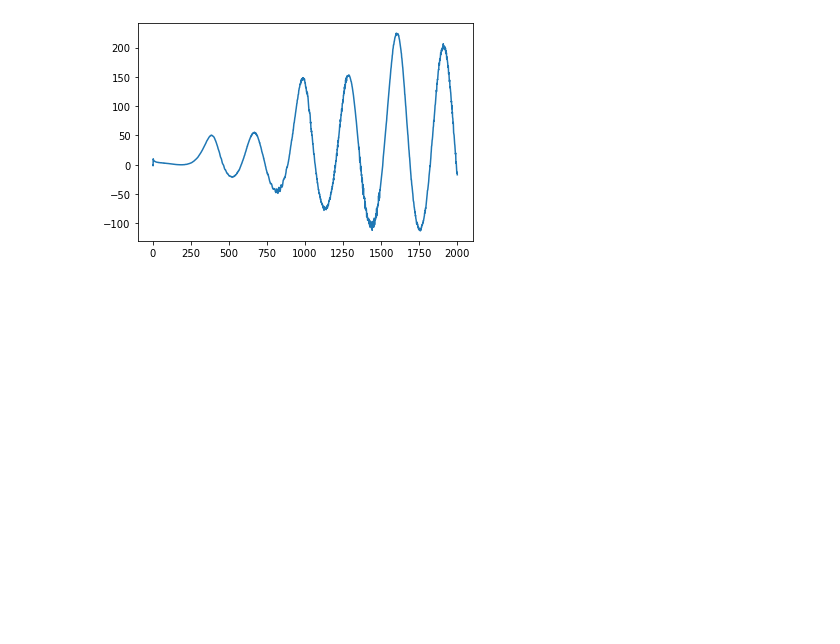
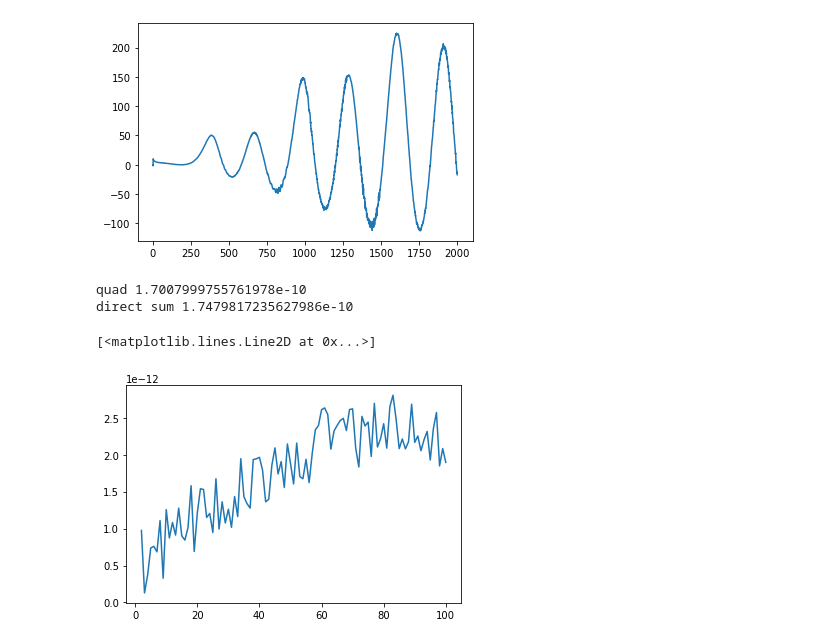
Before and after one commit to aleksandrbowkis/bispec_opt_est, a Jupyter notebook: N2_numerical/N2_tests.ipynb, the cells around one changed output. Drawn from its saved outputs; the diff is of its cells as text; code cells hidden in the pictures; blank space fills up the shorter version.

```diff
--- a/N2_numerical/N2_tests.ipynb
+++ b/N2_numerical/N2_tests.ipynb
@@ -101,3 +121,38 @@ plt.plot(L, L**2 / lcl * lcldoubleprime)
 # %% [output]
 [<matplotlib.lines.Line2D at 0x...>]
 [figure]
+# %%
+import numpy as np
+from numpy import random
+from scipy.integrate import quad
+# Define a random integrand
+def integrand_fn(ell):
+    integrand = 1e-11*np.cos(ell / 100) * np.sin(ell / 300) + random.rand()*1e-12
+    return integrand
+
+# Set integration limits
+ellmin = 2
+ellmax = 100
+
+integrand_values = []
+for ell in np.arange(ellmin, ellmax + 1):
+    integrand = integrand_fn(ell)
+    integrand_values.append(integrand)
+
+# Now write some code to integrate this using quad
+integral_quad, error = quad(integrand_fn, ellmin, ellmax, limit=1000)
+
+# Now compute the same integrand using direct summation
+integral_direct_sum = np.sum(integrand_values)
+
+print('quad', integral_quad)
+print('direct sum', integral_direct_sum)
+# %% [output]
+quad 1.7007999755761978e-10
+direct sum 1.7479817235627986e-10
+# %%
+ell = np.arange(ellmin, ellmax + 1)
+plt.plot(ell, integrand_values)
+# %% [output]
+[<matplotlib.lines.Line2D at 0x...>]
+[figure, added]
```
Also changed, not shown: parts of 5 cells of this notebook, 2 other files.
